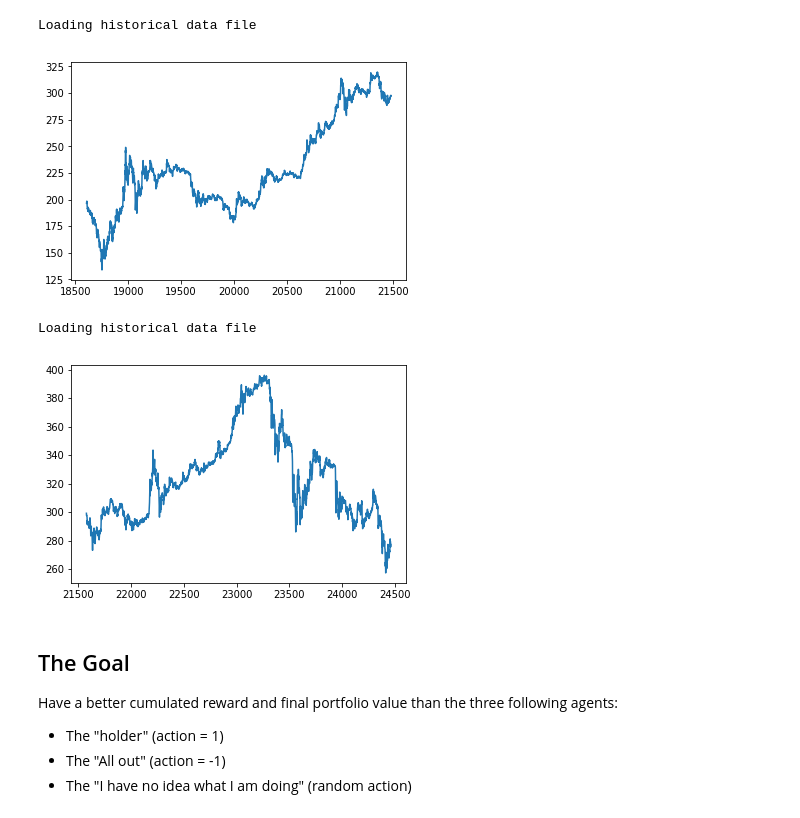
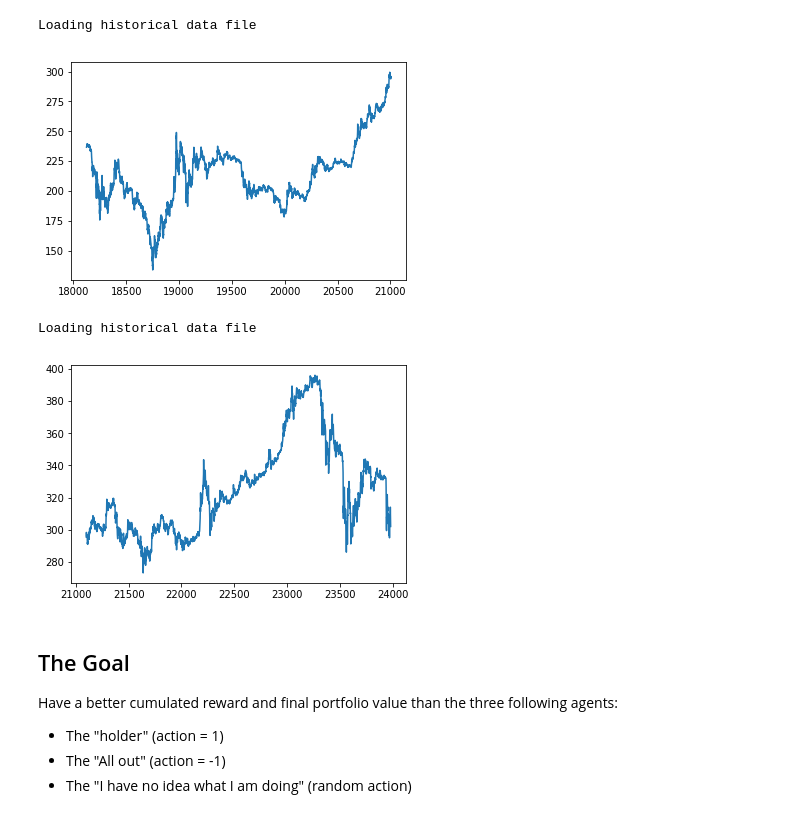
Before and after one commit to GuilhermeGSousa/ml-stock-prediction, a Jupyter notebook: agent_training.ipynb, the cells around one changed output. Cells and saved outputs as stored; diff of their text form; code cells hidden in the pictures.

```diff
--- a/agent_training.ipynb
+++ b/agent_training.ipynb
@@ -17,7 +15,7 @@ Using TensorFlow backend.
 # %%
 env_trading = gym.make('test_trading-v0')
 NUM_EP = 400
-date = datetime.datetime(2017, 7, 15, 0, 0)
+date = datetime.datetime(2017, 7, 10, 0, 0)
 data = env_trading.historical_data["close"]
 env_trading.reset(date=date)
 plt.plot(data[env_trading.start_index:env_trading.start_index + int(env_trading.episode_steps)
@@ -27,20 +25,20 @@ plt.plot(data[env_trading.start_index:env_trading.start_index + int(env_trading.
 plt.show()
 # %% [output]
 Loading historical data file
-[figure, old version]
+[figure, new version]
 # %%
 env_trading_test = gym.make('test_trading-v0')
-date_test = datetime.datetime(2017, 8, 15, 0, 0)
+date_test = datetime.datetime(2017, 8, 10, 0, 0)
 data = env_trading_test.historical_data["close"]
 env_trading_test.reset(date=date_test)
 plt.plot(data[env_trading_test.start_index:env_trading_test.start_index + int(env_trading_test.episode_steps)
               if env_trading_test.start_index + int(env_trading_test.episode_steps) < data.shape[0]
              else data.shape[0]])
 
 plt.show()
 # %% [output]
 Loading historical data file
-[figure, old version]
+[figure, new version]
 # %% [markdown]
 ## The Goal
 Have a better cumulated reward and final portfolio value than the three following agents:
```
Also changed, not shown: parts of 10 cells of this notebook.
